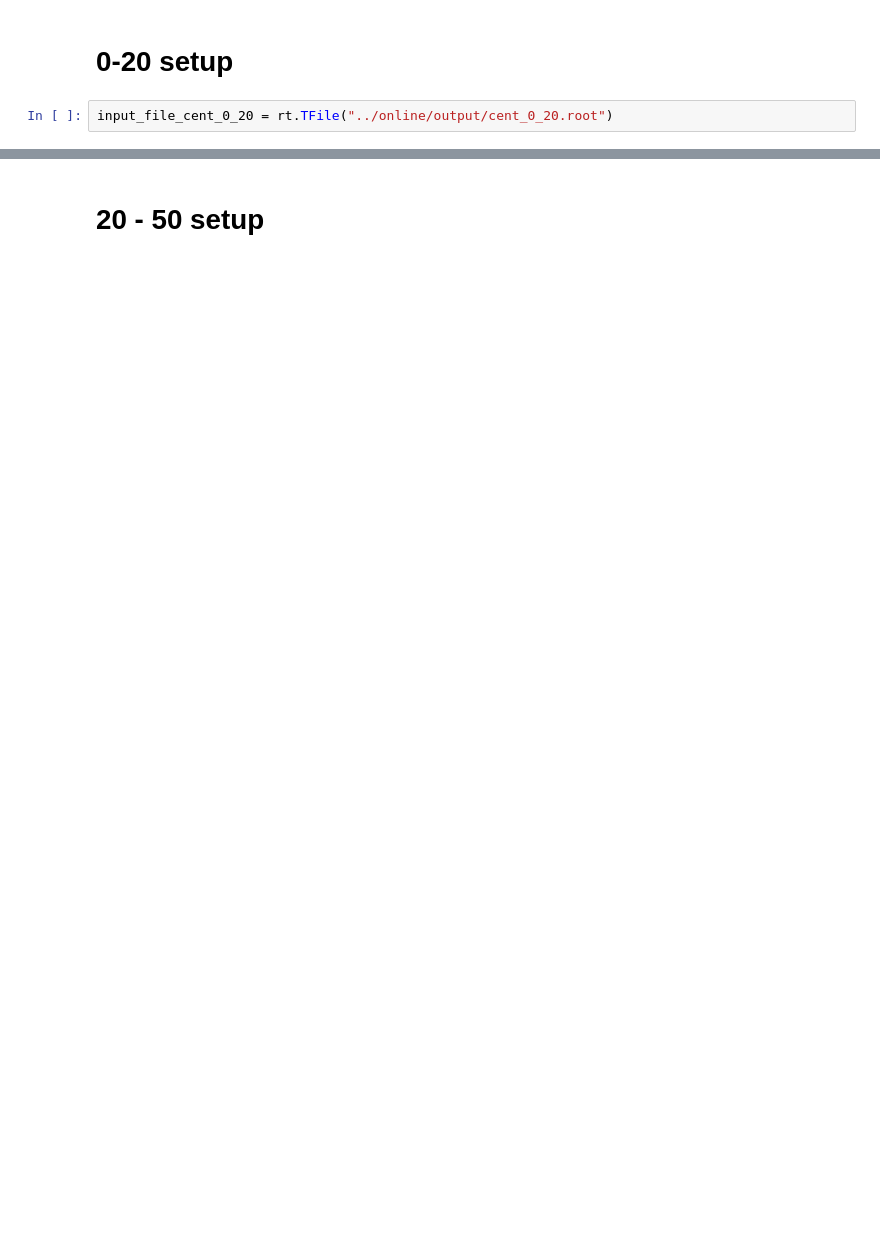
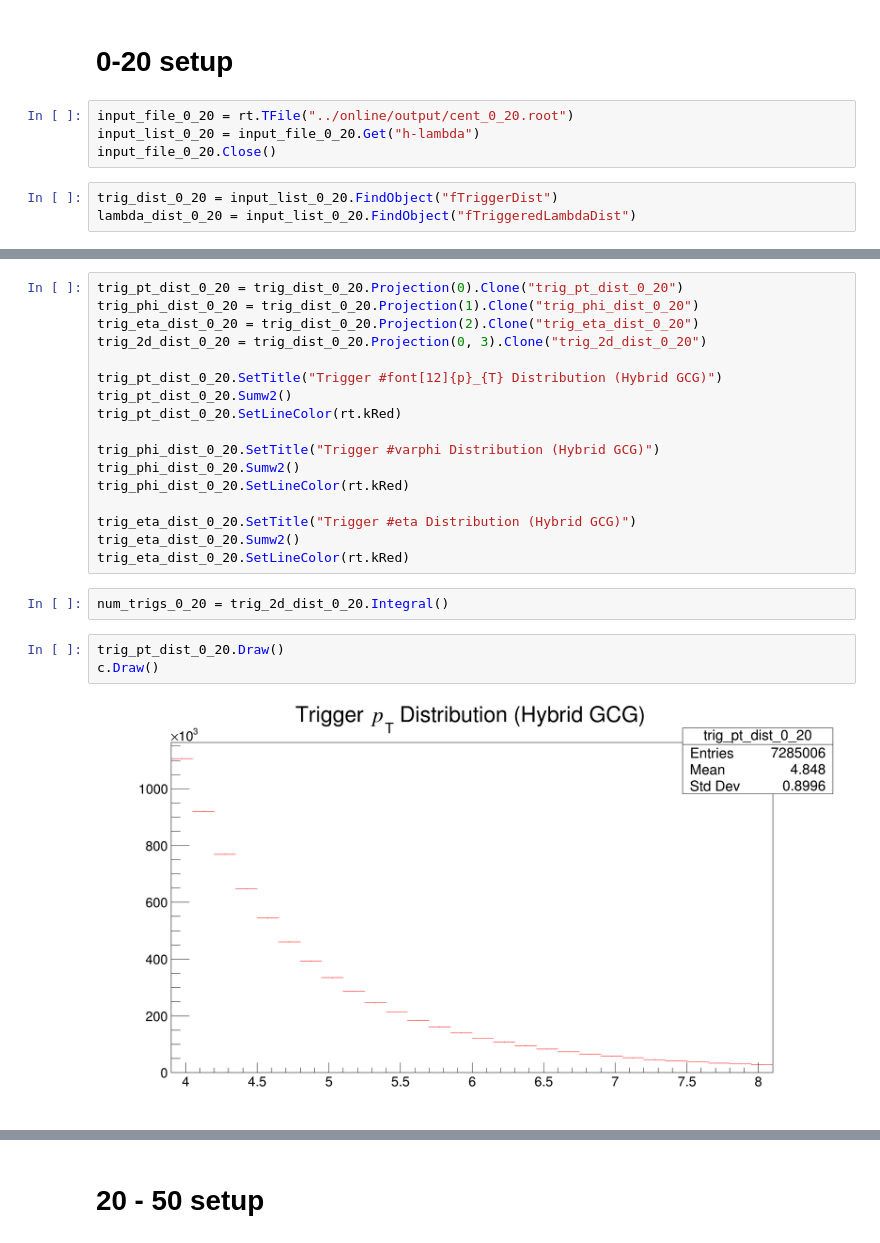
Before and after one commit to rhanniga/lambda-over-hadron, a Jupyter notebook: data/offline/full_offline_analysis.ipynb, the cells around one changed output, grey strips where cells are left out. Cells and saved outputs as stored; diff of their text form; blank space fills up the shorter version.

```diff
--- a/data/offline/full_offline_analysis.ipynb
+++ b/data/offline/full_offline_analysis.ipynb
@@ -50,4 +75,9 @@ def make_mixed_corrections(same_dist, mixed_dist, mass_low=1.11, mass_high=1.12,
 # %% [markdown]
 # 0-20 setup
 # %%
-input_file_cent_0_20 = rt.TFile("../online/output/cent_0_20.root")
+input_file_0_20 = rt.TFile("../online/output/cent_0_20.root")
+input_list_0_20 = input_file_0_20.Get("h-lambda")
+input_file_0_20.Close()
+# %%
+trig_dist_0_20 = input_list_0_20.FindObject("fTriggerDist")
+lambda_dist_0_20 = input_list_0_20.FindObject("fTriggeredLambdaDist")
@@ -53,0 +110,24 @@ input_file_cent_0_20 = rt.TFile("../online/output/cent_0_20.root")
+# %%
+trig_pt_dist_0_20 = trig_dist_0_20.Projection(0).Clone("trig_pt_dist_0_20")
+trig_phi_dist_0_20 = trig_dist_0_20.Projection(1).Clone("trig_phi_dist_0_20")
+trig_eta_dist_0_20 = trig_dist_0_20.Projection(2).Clone("trig_eta_dist_0_20")
+trig_2d_dist_0_20 = trig_dist_0_20.Projection(0, 3).Clone("trig_2d_dist_0_20")
+
+trig_pt_dist_0_20.SetTitle("Trigger #font[12]{p}_{T} Distribution (Hybrid GCG)")
+trig_pt_dist_0_20.Sumw2()
+trig_pt_dist_0_20.SetLineColor(rt.kRed)
+
+trig_phi_dist_0_20.SetTitle("Trigger #varphi Distribution (Hybrid GCG)")
+trig_phi_dist_0_20.Sumw2()
+trig_phi_dist_0_20.SetLineColor(rt.kRed)
+
+trig_eta_dist_0_20.SetTitle("Trigger #eta Distribution (Hybrid GCG)")
+trig_eta_dist_0_20.Sumw2()
+trig_eta_dist_0_20.SetLineColor(rt.kRed)
+# %%
+num_trigs_0_20 = trig_2d_dist_0_20.Integral()
+# %%
+trig_pt_dist_0_20.Draw()
+c.Draw()
+# %% [output]
+[figure, added]
```
Also changed, not shown: parts of 108 cells of this notebook, 4 other files.
